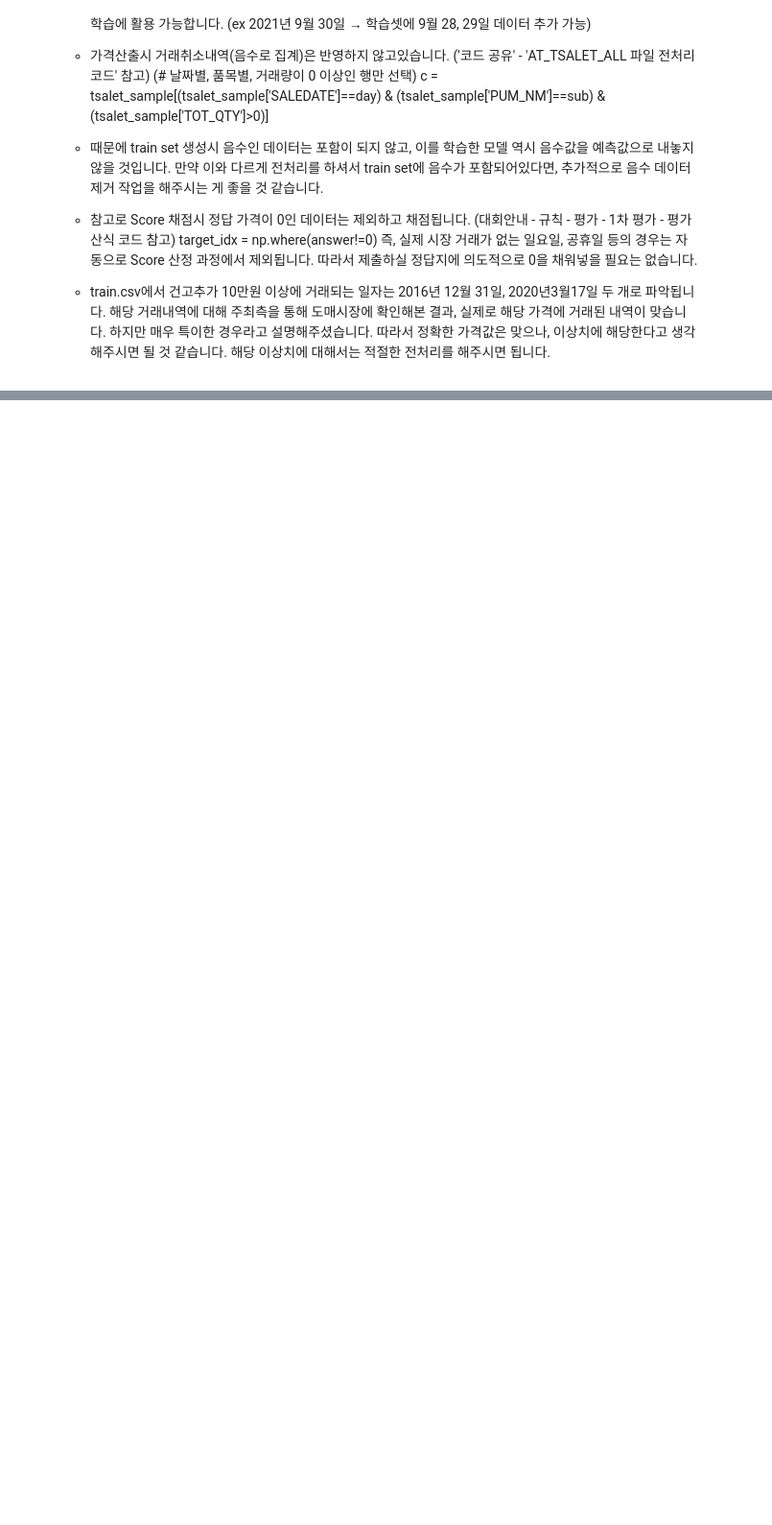
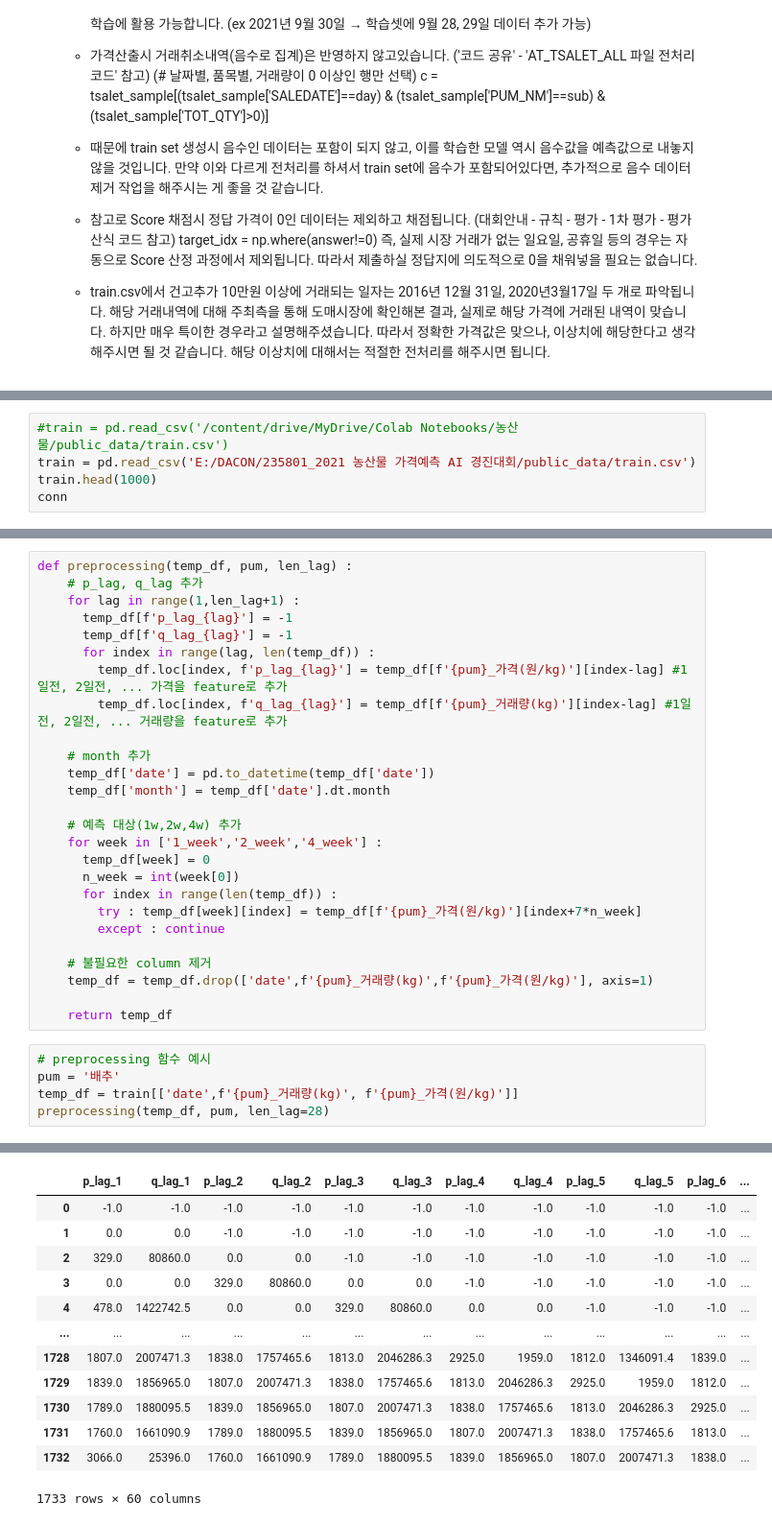
Before and after one commit to analyst-rhie/Dacon, a Jupyter notebook: 농축산물예측.ipynb, the cells around one changed output, grey strips where cells are left out. Shown at 96% size. Drawn from its saved outputs; the diff is of its cells as text; blank space fills up the shorter version.

Commit message:
Colaboratory를 통해 생성됨

```diff
--- a/농축산물예측.ipynb
+++ b/농축산물예측.ipynb
@@ -81,0 +60,5 @@ msno.bar(df=df_202011.iloc[:,:], figsize=(8,8), color = (0.8,0.5, 0.2))
+# %%
+#train = pd.read_csv('/content/drive/MyDrive/Colab Notebooks/농산물/public_data/train.csv')
+train = pd.read_csv('E:/DACON/235801_2021 농산물 가격예측 AI 경진대회/public_data/train.csv')
+train.head(1000)
+conn
@@ -81,0 +96,32 @@ msno.bar(df=df_202011.iloc[:,:], figsize=(8,8), color = (0.8,0.5, 0.2))
+# %%
+def preprocessing(temp_df, pum, len_lag) :
+    # p_lag, q_lag 추가
+    for lag in range(1,len_lag+1) :
+      temp_df[f'p_lag_{lag}'] = -1
+      temp_df[f'q_lag_{lag}'] = -1
+      for index in range(lag, len(temp_df)) :
+        temp_df.loc[index, f'p_lag_{lag}'] = temp_df[f'{pum}_가격(원/kg)'][index-lag] #1일전, 2일전, ... 가격을 feature로 추가
+        temp_df.loc[index, f'q_lag_{lag}'] = temp_df[f'{pum}_거래량(kg)'][index-lag] #1일전, 2일전, ... 거래량을 feature로 추가
+
+    # month 추가
+    temp_df['date'] = pd.to_datetime(temp_df['date'])
+    temp_df['month'] = temp_df['date'].dt.month
+
+    # 예측 대상(1w,2w,4w) 추가
+    for week in ['1_week','2_week','4_week'] :
+      temp_df[week] = 0
+      n_week = int(week[0])
+      for index in range(len(temp_df)) :
+        try : temp_df[week][index] = temp_df[f'{pum}_가격(원/kg)'][index+7*n_week]
+        except : continue
+
+    # 불필요한 column 제거
+    temp_df = temp_df.drop(['date',f'{pum}_거래량(kg)',f'{pum}_가격(원/kg)'], axis=1)
+
+    return temp_df
+# %%
+# preprocessing 함수 예시
+pum = '배추'
+temp_df = train[['date',f'{pum}_거래량(kg)', f'{pum}_가격(원/kg)']]
+preprocessing(temp_df, pum, len_lag=28)
+# %% [output]
@@ -81,0 +146,13 @@ msno.bar(df=df_202011.iloc[:,:], figsize=(8,8), color = (0.8,0.5, 0.2))
+|  | p_lag_1 | q_lag_1 | p_lag_2 | q_lag_2 | p_lag_3 | q_lag_3 | p_lag_4 | q_lag_4 | p_lag_5 | q_lag_5 | p_lag_6 | ... |
+| 0 | -1.0 | -1.0 | -1.0 | -1.0 | -1.0 | -1.0 | -1.0 | -1.0 | -1.0 | -1.0 | -1.0 | ... |
+| 1 | 0.0 | 0.0 | -1.0 | -1.0 | -1.0 | -1.0 | -1.0 | -1.0 | -1.0 | -1.0 | -1.0 | ... |
+| 2 | 329.0 | 80860.0 | 0.0 | 0.0 | -1.0 | -1.0 | -1.0 | -1.0 | -1.0 | -1.0 | -1.0 | ... |
+| 3 | 0.0 | 0.0 | 329.0 | 80860.0 | 0.0 | 0.0 | -1.0 | -1.0 | -1.0 | -1.0 | -1.0 | ... |
+| 4 | 478.0 | 1422742.5 | 0.0 | 0.0 | 329.0 | 80860.0 | 0.0 | 0.0 | -1.0 | -1.0 | -1.0 | ... |
+| ... | ... | ... | ... | ... | ... | ... | ... | ... | ... | ... | ... | ... |
+| 1728 | 1807.0 | 2007471.3 | 1838.0 | 1757465.6 | 1813.0 | 2046286.3 | 2925.0 | 1959.0 | 1812.0 | 1346091.4 | 1839.0 | ... |
+| 1729 | 1839.0 | 1856965.0 | 1807.0 | 2007471.3 | 1838.0 | 1757465.6 | 1813.0 | 2046286.3 | 2925.0 | 1959.0 | 1812.0 | ... |
+| 1730 | 1789.0 | 1880095.5 | 1839.0 | 1856965.0 | 1807.0 | 2007471.3 | 1838.0 | 1757465.6 | 1813.0 | 2046286.3 | 2925.0 | ... |
+| 1731 | 1760.0 | 1661090.9 | 1789.0 | 1880095.5 | 1839.0 | 1856965.0 | 1807.0 | 2007471.3 | 1838.0 | 1757465.6 | 1813.0 | ... |
+| 1732 | 3066.0 | 25396.0 | 1760.0 | 1661090.9 | 1789.0 | 1880095.5 | 1839.0 | 1856965.0 | 1807.0 | 2007471.3 | 1838.0 | ... |
+1733 rows × 60 columns
```
Also changed, not shown: parts of 20 cells of this notebook.
